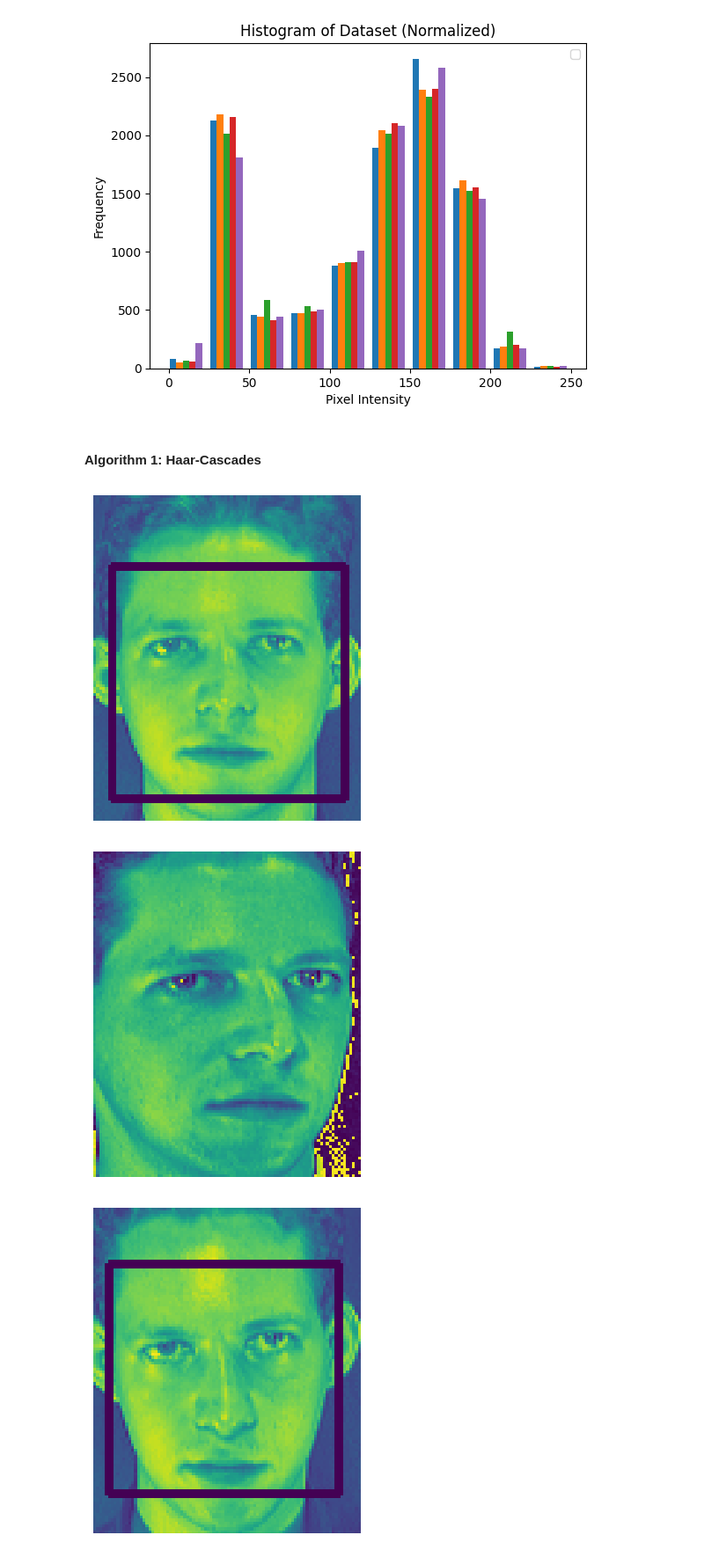
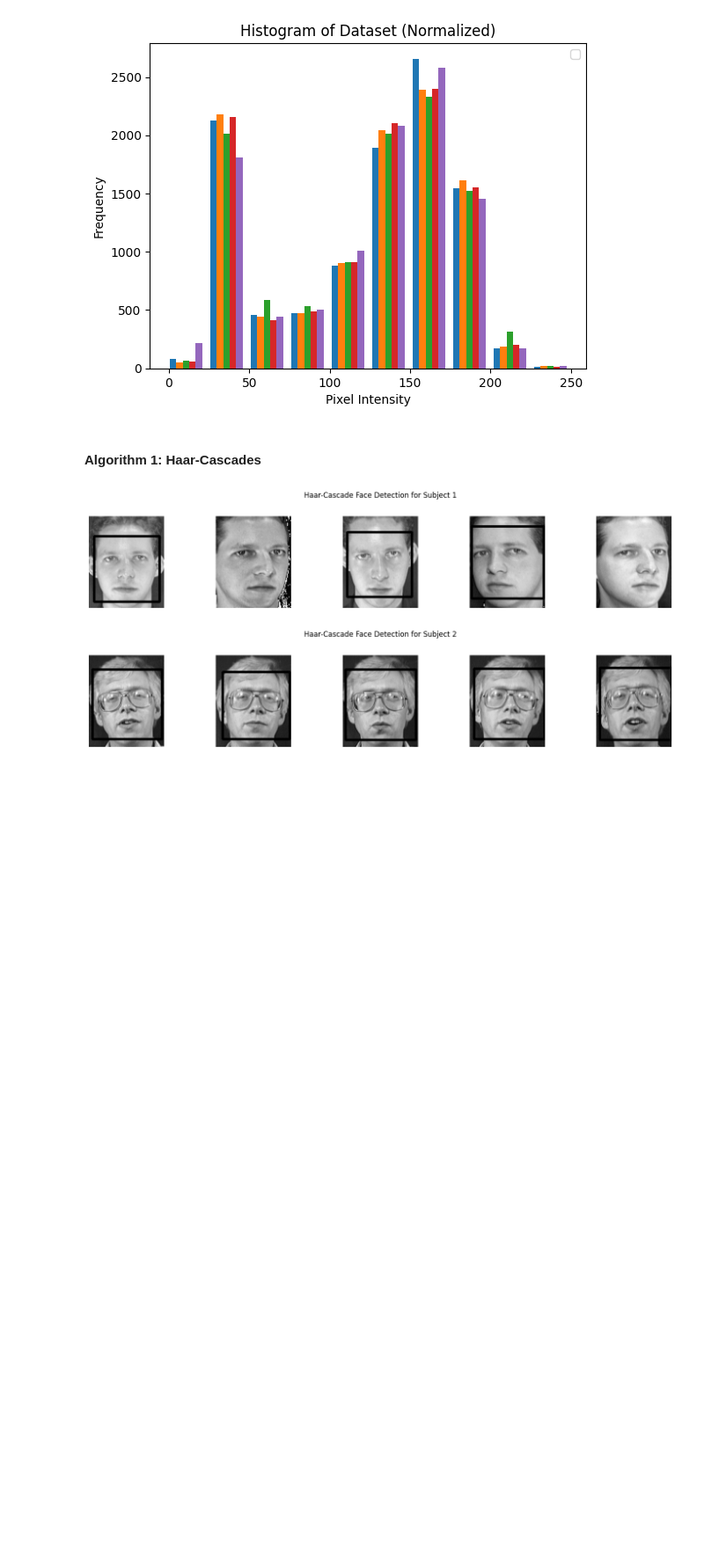
Before and after one commit to TaniaRizwan/FaceDetectionRecognition, a Jupyter notebook: ENCM509_Project6a_Group43.ipynb, the cells around one changed output. Shown at 88% size. Saved outputs shown, nothing was run; the diff lists cells and outputs as text; code cells hidden in the pictures; blank space fills up the shorter version.

Commit message:
Cleaned up plotting

```diff
--- a/ENCM509_Project6a_Group43.ipynb
+++ b/ENCM509_Project6a_Group43.ipynb
@@ -153,12 +153,12 @@ def load_images(S, subject_dir, M):
     """
 
 
-    plt.figure(figsize=(8,6))
+    plt.figure(figsize=(12, 3))
     for i in range(1,M+1):
         img = imread(path + f'{subject_dir}/' + '{}.pgm'.format(i), as_gray=True)
         irow, icol = img.shape
 
-        plt.subplot(3,3,i)
+        plt.subplot(1, M, i)
         plt.imshow(img, cmap='gray')
         plt.axis('off')
         plt.title(f"Image {i}")
@@ -169,7 +169,7 @@ def load_images(S, subject_dir, M):
         S[:,i-1] = temp[:,0]
     # after finishing the sequence, S is a N1*N2xM matrix
     plt.suptitle(f"Dataset for Subject {subject_dir}")
-    plt.tight_layout(rect=[0, 0.03, 1, 0.95])  # Leave space for suptitle
+    plt.tight_layout()  # Leave space for suptitle
 
     print('Size of each image:', img.shape, np.multiply(img.shape[0], img.shape[1]))
     return S
@@ -249,44 +253,44 @@ profile_haar_cascade = cv2.CascadeClassifier(
 # %%
 # Perform face detection
 
-def haar_cascade_detector(S, M, irow, icol):
+def haar_cascade_detector(subj, S, M, irow, icol):
     """
     Perform face detection using the Haar Cascade frontal face classifier.
 
     Parameters:
     S - dataset of matrix with images of faces
     M - number of images
     """
 
+    plt.figure(figsize = (15, 3))
     for i in range(M):
         temp = S[:,i] # Load image i (flattened) - 1D vector
         img = np.reshape(temp, (irow, icol)) # Reshape to 2D matrix
         img = img.astype(np.uint8) # Convert to uint8
 
         face_frontal = frontal_haar_cascade.detectMultiScale(img, scaleFactor = 1.05, minNeighbors = 3, minSize = (40, 40))
         face = face_frontal
 
         # if face is None:
         #     face_profile = profile_haar_cascade.detectMultiScale(img, scaleFactor = 1.05, minNeighbors = 3, minSize = (30, 30))
         #     face = face_profile
 
         for (x, y, w, h) in face:
             cv2.rectangle(img, (x, y), (x + w, y + h), (0, 0, 0), 2)
 
 
-        plt.figure()
-        plt.imshow(img)
+        plt.subplot(1, M, i + 1) # Create subplot as: 1 row, M columns, index i + 1
+        plt.imshow(img, cmap = 'gray')
         plt.axis('off')
 
+    plt.suptitle(f"Haar-Cascade Face Detection for Subject {subj}")
+    plt.tight_layout(rect=[0, 0.03, 1, 0.95])  # Leave space for suptitle    plt.tight_layout()
+    plt.show()
 
-    # 2. Plot equalized dataset
-    plt.figure()
-    for i in range(M):
-        img = np.reshape(S[:,i], (irow, icol))
 
-haar_cascade_detector(S = S1, M = M, irow = irow1, icol = icol1)
-haar_cascade_detector(S = S2, M = M, irow = irow2, icol = icol2)
+
+haar_cascade_detector(subj = 1, S = S1, M = M, irow = irow1, icol = icol1)
+haar_cascade_detector(subj = 2, S = S2, M = M, irow = irow2, icol = icol2)
 # %% [output]
-[figure, old version]
+[figure, new version]
-[figure, old version]
+[figure, new version]
-[figure, removed]
```
Also changed, not shown: parts of 6 cells of this notebook.
